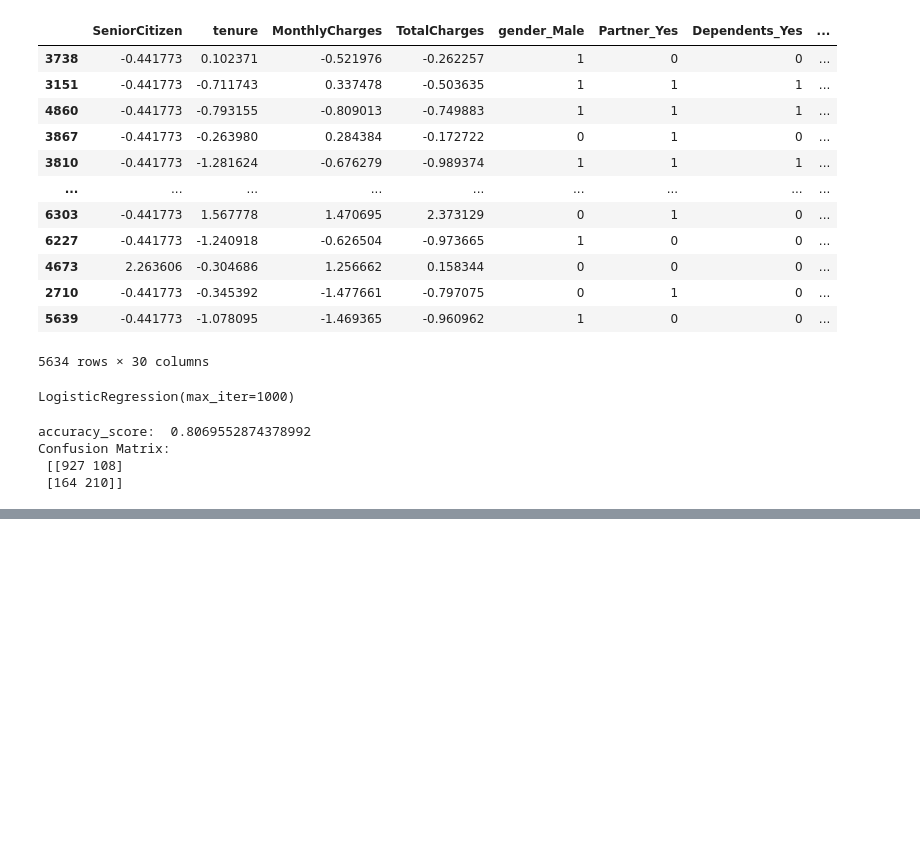
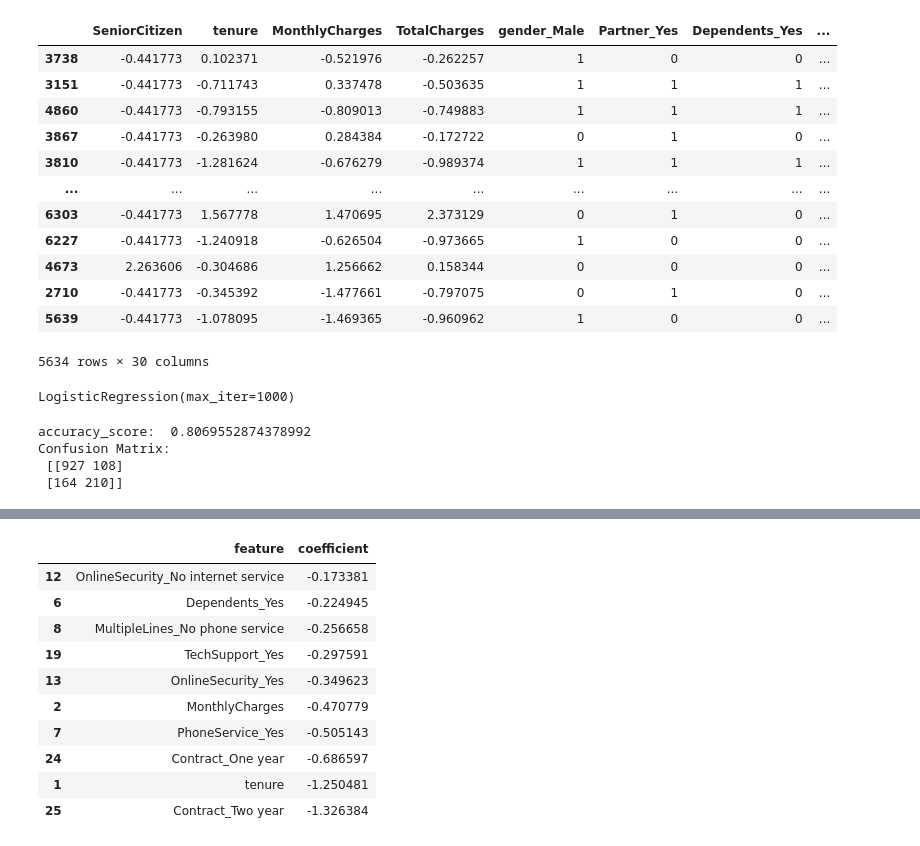
Before and after one commit to stanleyotieno1/Data-analysis-assignment, a Jupyter notebook: Jupyter-files/churn.ipynb, the cells around one changed output, grey strips where cells are left out. Saved outputs shown, nothing was run; the diff lists cells and outputs as text; code cells hidden in the pictures; blank space fills up the shorter version.

```diff
--- a/Jupyter-files/churn.ipynb
+++ b/Jupyter-files/churn.ipynb
@@ -699,0 +721,14 @@ Confusion Matrix:
+# %%
+coef_df.tail(10)
+# %% [output]
+|  | feature | coefficient |
+| 12 | OnlineSecurity_No internet service | -0.173381 |
+| 6 | Dependents_Yes | -0.224945 |
+| 8 | MultipleLines_No phone service | -0.256658 |
+| 19 | TechSupport_Yes | -0.297591 |
+| 13 | OnlineSecurity_Yes | -0.349623 |
+| 2 | MonthlyCharges | -0.470779 |
+| 7 | PhoneService_Yes | -0.505143 |
+| 24 | Contract_One year | -0.686597 |
+| 1 | tenure | -1.250481 |
+| 25 | Contract_Two year | -1.326384 |
```
Also changed, not shown: parts of 2 cells of this notebook.
